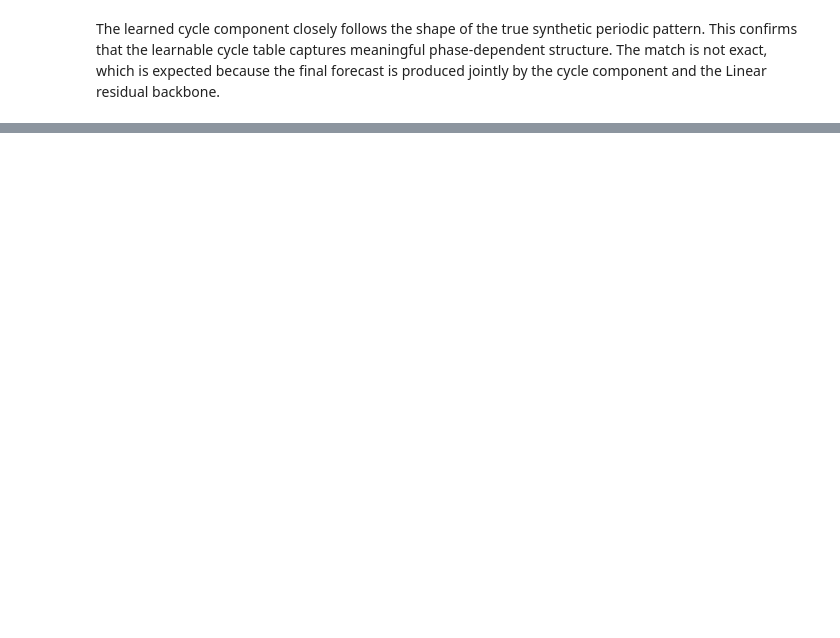
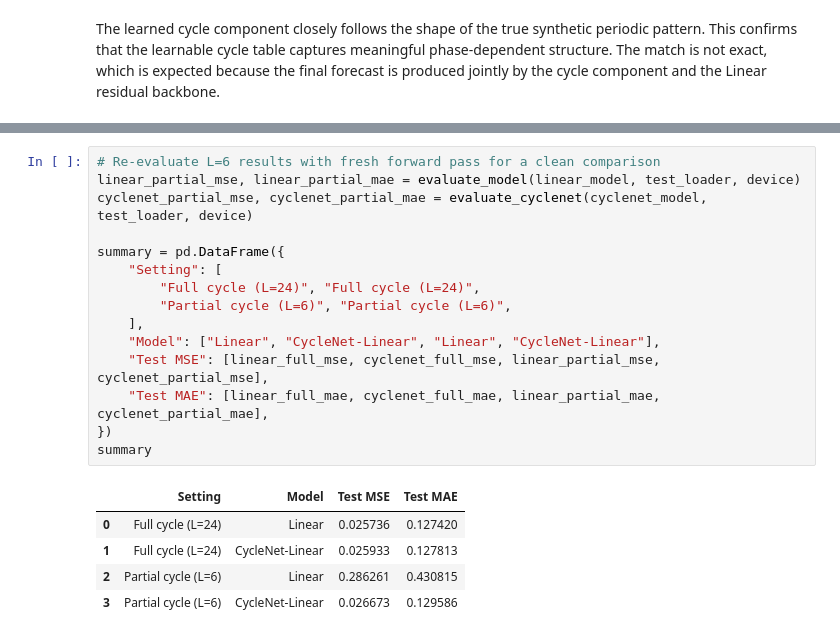
Before and after one commit to ferdagainagainagain/ATML-cyclenet-reimplementation, a Jupyter notebook: notebooks/01_minimal_cyclenet_synthetic.ipynb, the cells around one changed output, grey strips where cells are left out. Drawn from its saved outputs; the diff is of its cells as text; blank space fills up the shorter version.

```diff
--- a/notebooks/01_minimal_cyclenet_synthetic.ipynb
+++ b/notebooks/01_minimal_cyclenet_synthetic.ipynb
@@ -515,0 +586,21 @@ The learned cycle component closely follows the shape of the true synthetic peri
+# %%
+# Re-evaluate L=6 results with fresh forward pass for a clean comparison
+linear_partial_mse, linear_partial_mae = evaluate_model(linear_model, test_loader, device)
+cyclenet_partial_mse, cyclenet_partial_mae = evaluate_cyclenet(cyclenet_model, test_loader, device)
+
+summary = pd.DataFrame({
+    "Setting": [
+        "Full cycle (L=24)", "Full cycle (L=24)",
+        "Partial cycle (L=6)", "Partial cycle (L=6)",
+    ],
+    "Model": ["Linear", "CycleNet-Linear", "Linear", "CycleNet-Linear"],
+    "Test MSE": [linear_full_mse, cyclenet_full_mse, linear_partial_mse, cyclenet_partial_mse],
+    "Test MAE": [linear_full_mae, cyclenet_full_mae, linear_partial_mae, cyclenet_partial_mae],
+})
+summary
+# %% [output]
+|  | Setting | Model | Test MSE | Test MAE |
+| 0 | Full cycle (L=24) | Linear | 0.025736 | 0.127420 |
+| 1 | Full cycle (L=24) | CycleNet-Linear | 0.025933 | 0.127813 |
+| 2 | Partial cycle (L=6) | Linear | 0.286261 | 0.430815 |
+| 3 | Partial cycle (L=6) | CycleNet-Linear | 0.026673 | 0.129586 |
```
Also changed, not shown: parts of 11 cells of this notebook, 1 other file.
